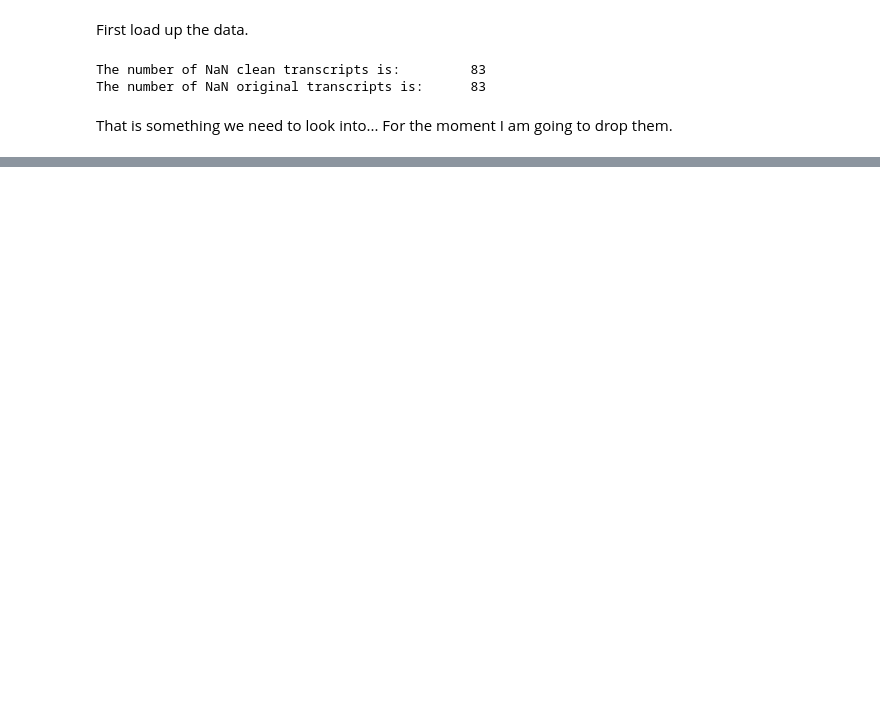
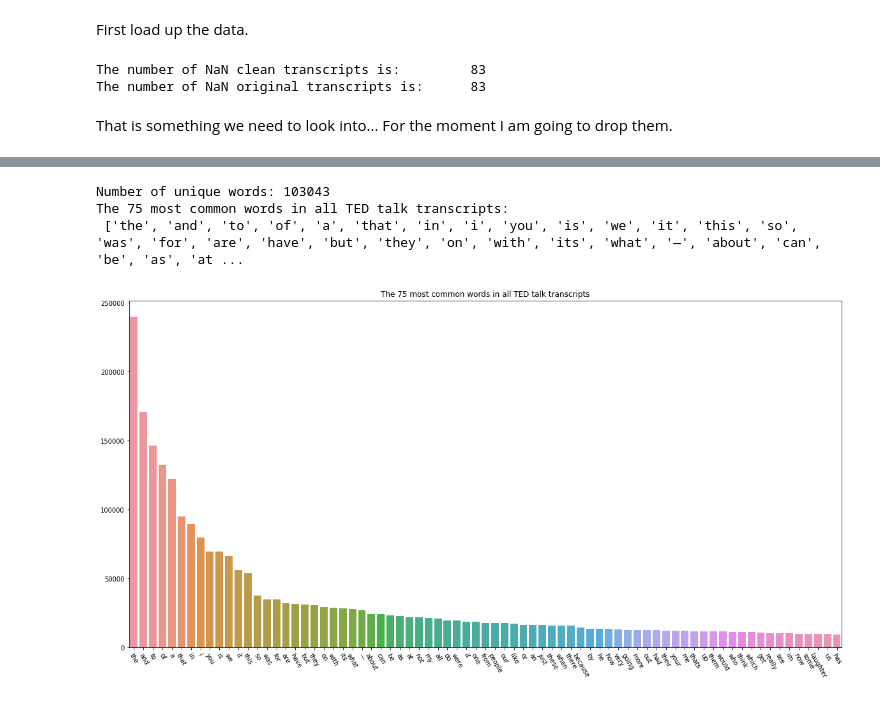
Before and after one commit to GreenMouth/Data-Science-Lab-Final-Project, a Jupyter notebook: src/Data-Exploration.ipynb, the cells around one changed output, grey strips where cells are left out. Cells and saved outputs as stored; diff of their text form; code cells hidden in the pictures; blank space fills up the shorter version.

Commit message:
Modified cleanText.py to make all strings lowercase; plotted histogram of most common words in Data-Exploration

```diff
--- a/src/Data-Exploration.ipynb
+++ b/src/Data-Exploration.ipynb
@@ -48,5 +48,7 @@ data_trimmed = data.dropna(subset=['clean_transcripts'])
 # %%
 # This loops over all rows in the clean transcripts column and
 # puts every word in every transcript into a list called words
-words = [row.clean_transcripts.split() for row in
-         data_trimmed.itertuples()]
+words = []
+for row in data_trimmed.itertuples():
+    words.extend(row.clean_transcripts.split())
+print('Number of words:',len(words))
@@ -60,0 +57,25 @@ TypeError: unhashable type: 'list'
+# %%
+# Get counts for each word
+word_counts = Counter(words)
+print('Number of unique words:',len(word_counts))
+
+# Grab the most common words
+most_common = dict()
+num_words_desired = 75
+for word, word_count in word_counts.most_common(num_words_desired):
+    most_common[word] = word_count
+print('The',num_words_desired, 'most common words in all TED talk transcripts:\n',list(most_common.keys()))
+# %% [output]
+Number of unique words: 103043
+The 75 most common words in all TED talk transcripts:
+ ['the', 'and', 'to', 'of', 'a', 'that', 'in', 'i', 'you', 'is', 'we', 'it', 'this', 'so', 'was', 'for', 'are', 'have', 'but', 'they', 'on', 'with', 'its', 'what', '—', 'about', 'can', 'be', 'as', 'at ...
+# %%
+# Plot a histogram
+_ = plt.figure(figsize=(20,10))
+_ = sns.barplot(list(most_common.keys()), list(most_common.values()))
+title = 'The '+str(num_words_desired)+' most common words in all TED talk transcripts'
+_ = plt.title(title)
+_ = plt.xticks(rotation=300)
+plt.show()
+# %% [output]
+[figure, added]
```
Also changed, not shown: parts of 3 cells of this notebook, 3 other files.
